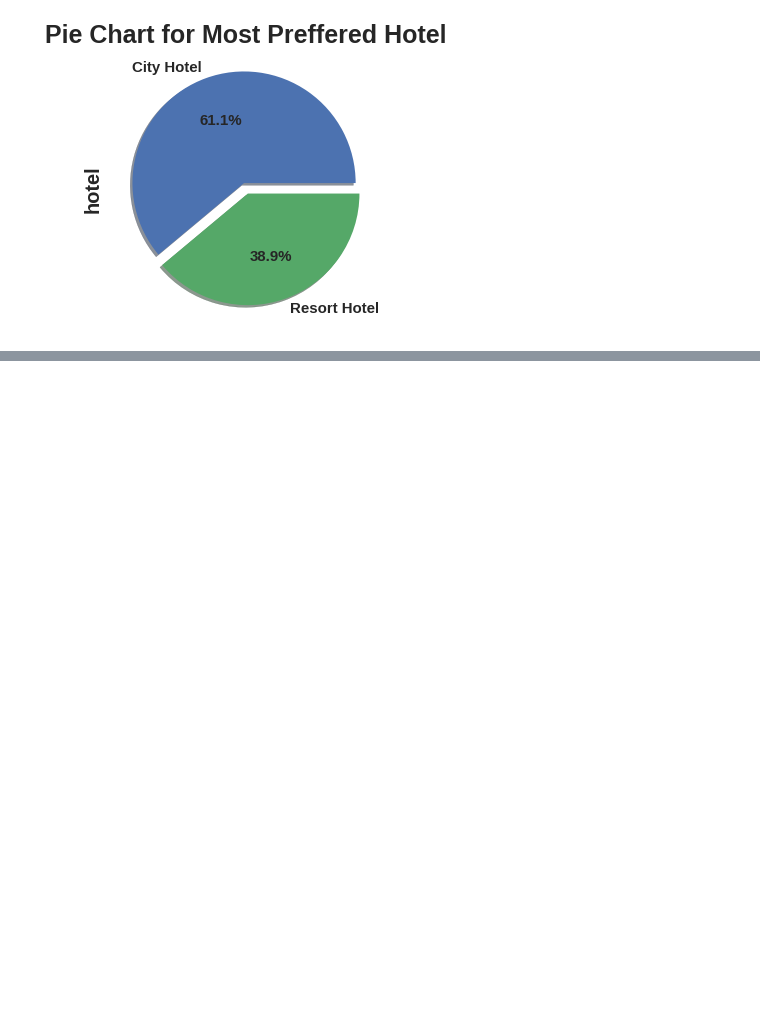
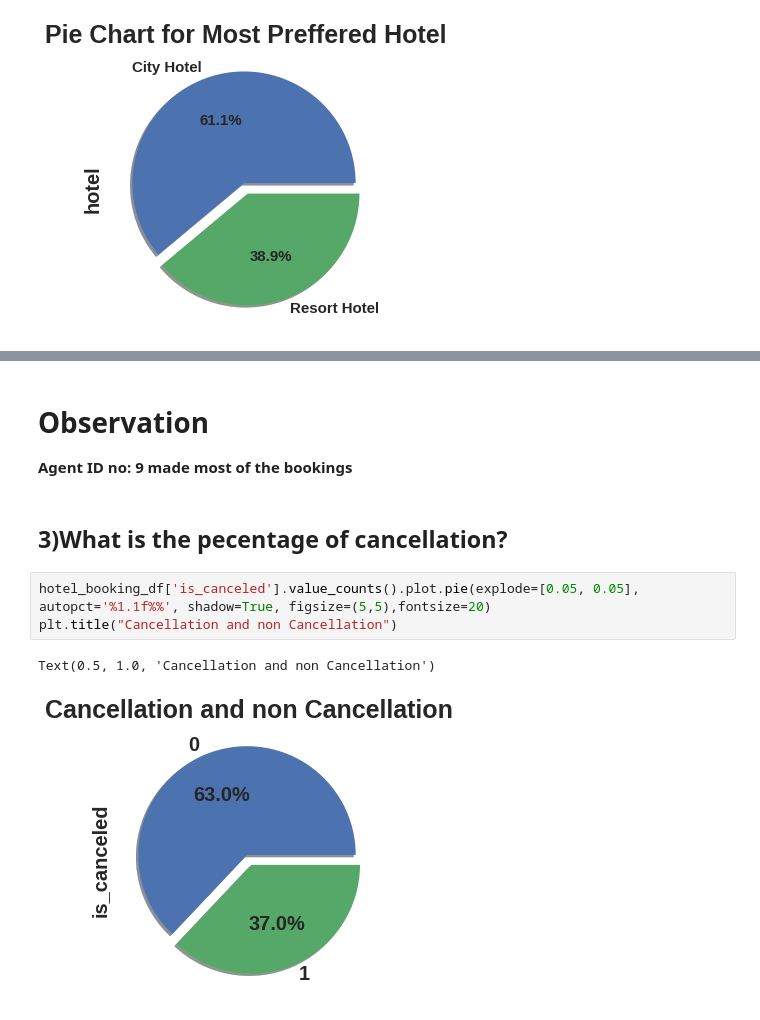
Before and after one commit to Satyaprakash-Dinesh-Vispute/Hotel-Booking-Analysis-EDA, a Jupyter notebook: Hotel_Booking_Analysis_(EDA).ipynb, the cells around one changed output, grey strips where cells are left out. Saved outputs shown, nothing was run; the diff lists cells and outputs as text; blank space fills up the shorter version.

```diff
--- a/Hotel_Booking_Analysis_(EDA).ipynb
+++ b/Hotel_Booking_Analysis_(EDA).ipynb
@@ -329,0 +342,11 @@ top_ten_highest_bookings
+# %% [markdown]
+# **Observation**
+ **Agent ID no: 9 made most of the bookings**
+# %% [markdown]
+## **3)What is the pecentage of cancellation?**
+# %%
+hotel_booking_df['is_canceled'].value_counts().plot.pie(explode=[0.05, 0.05], autopct='%1.1f%%', shadow=True, figsize=(5,5),fontsize=20)
+plt.title("Cancellation and non Cancellation")
+# %% [output]
+Text(0.5, 1.0, 'Cancellation and non Cancellation')
+[figure, added]
```
Also changed, not shown: parts of 11 cells of this notebook.
